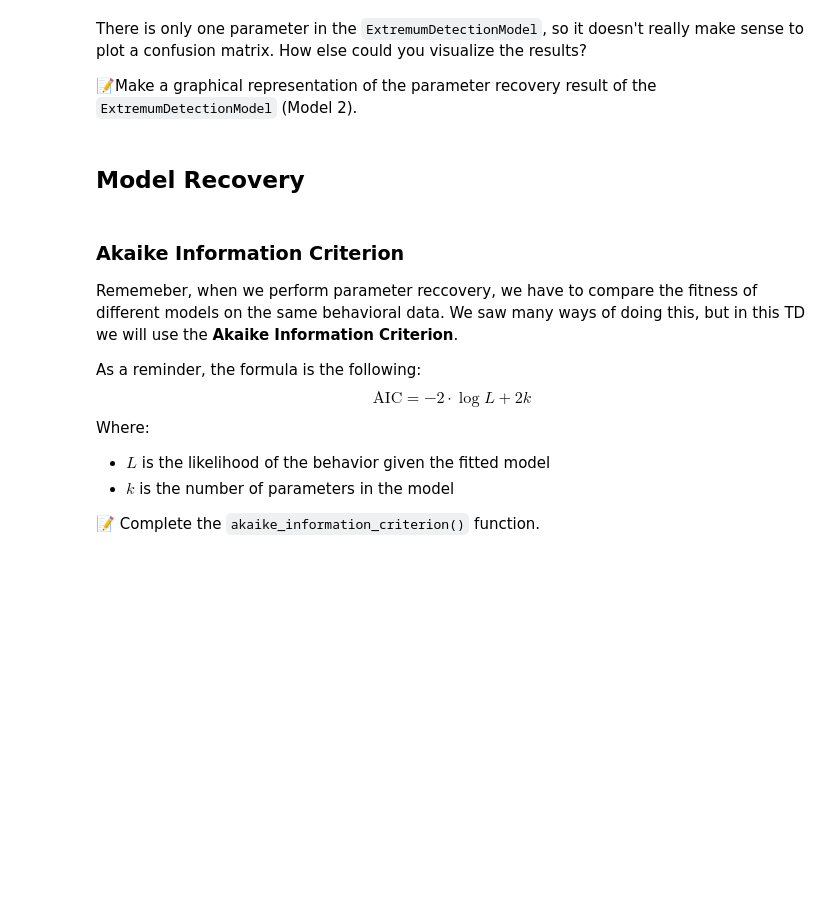
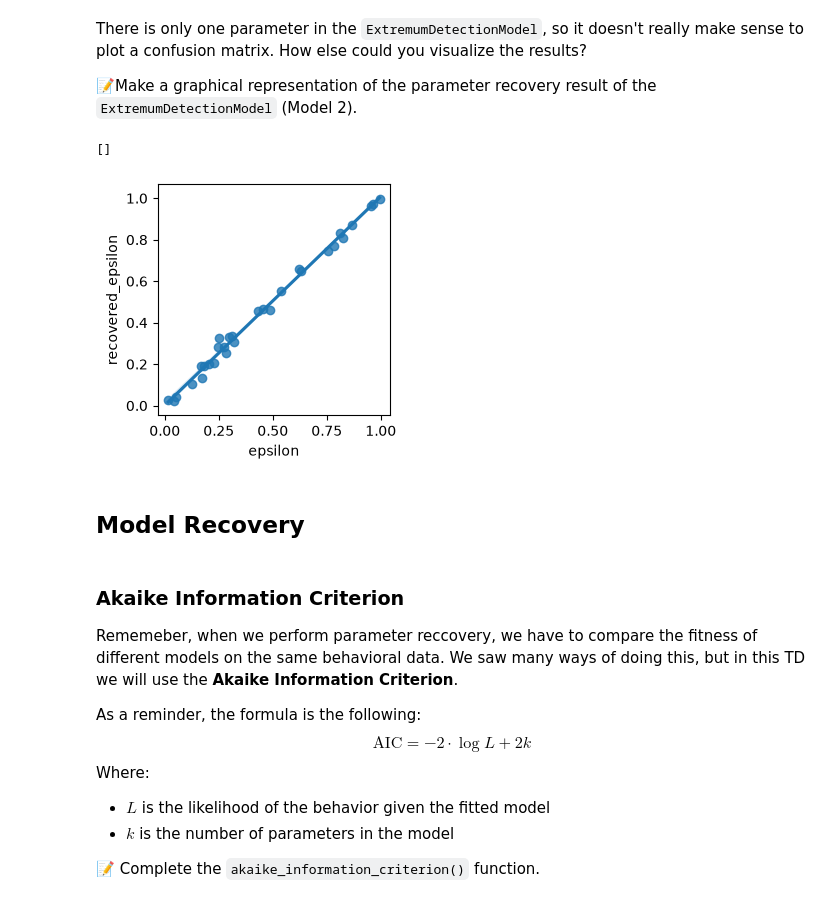
Before and after one commit to easiryne/cognitive-modeling-lab, a Jupyter notebook: TD_10/td10_notebook.ipynb, the cells around one changed output. Saved outputs shown, nothing was run; the diff lists cells and outputs as text; code cells hidden in the pictures; blank space fills up the shorter version.

```diff
--- a/TD_10/td10_notebook.ipynb
+++ b/TD_10/td10_notebook.ipynb
@@ -462,5 +505,5 @@ def plot_param_recovery_confusion_matrix(param_recovery_results: pd.DataFrame):
 📝 Run the parameter recovery for the `ExtremumDetectionModel` with 30 samplings.
 > Note: you might get a warning when you run the code. You can ignore it.
 # %%
-param_recov_extremum = ...
+param_recov_extremum = perform_parameter_recovery(task, ExtremumDetectionModel, 30)
 param_recov_extremum.head()
@@ -471,6 +528,12 @@ How else could you visualize the results?
 📝Make a graphical representation of the parameter recovery result of the `ExtremumDetectionModel` (Model 2).
 # %%
 # Your code here
+plt.figure(figsize=(3, 3))
+sns.regplot(param_recov_extremum, x='epsilon', y='recovered_epsilon')
+plt.plot()
+# %% [output]
+[]
+[figure, added]
 # %% [markdown]
 ## Model Recovery
 # %% [markdown]
```
Also changed, not shown: parts of 26 cells of this notebook.
